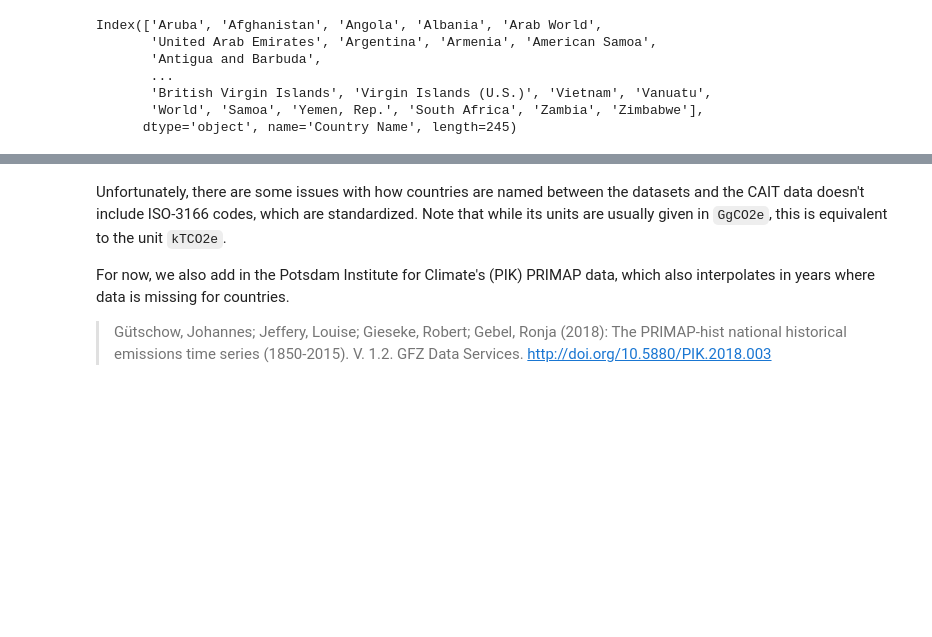
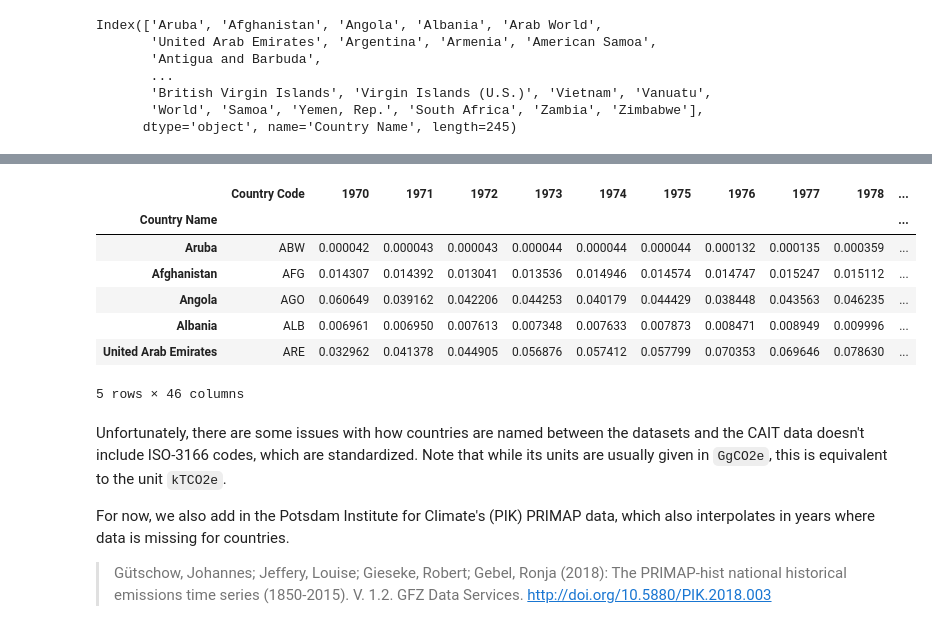
Before and after one commit to jasonrwang/ghg_analytics, a Jupyter notebook: ghg_analytics.ipynb, the cells around one changed output, grey strips where cells are left out. Cells and saved outputs as stored; diff of their text form; code cells hidden in the pictures; blank space fills up the shorter version.

```diff
--- a/ghg_analytics.ipynb
+++ b/ghg_analytics.ipynb
@@ -148,3 +150,32 @@ ghgDf_merged.head()
+# %%
+ghgDf_merged = ghgDf_WB.join(ghgDf_CAITghg1314)
+
+#Import the dataframe which contains the codes of country group aggregates
+CountryGroupCodes = pd.read_excel("data/CountryGroups.xls", sheet_name = "List of economies", skiprows=226, header = None)
+CountryGroupCodes.dropna(how="all", inplace=True, axis=1)
+CountryGroupCodes.drop(columns=0,inplace=True)
+CountryGroupCodes.dropna(how="all", inplace=True, axis=0)
+CountryGroupCodes.columns = ["Aggregate Name", "Aggregate Code"]
+CountryGroupCodes
+
+# Drop the rows corresponding to aggregate country codes from existing dataframe to create a new country dataframe
+ghgDf_merged = ghgDf_merged[ghgDf_merged["Country Code"].apply(lambda x: False if x in CountryGroupCodes["Aggregate Code"].values else True)]
+
+ghgDf_merged.iloc[:,2:] = ghgDf_merged.iloc[:,2:].interpolate(axis = 1).bfill(axis=1)
+
+# Convert all emissions data into MtCO2e
+ghgDf_merged.iloc[:,1:] = ghgDf_merged.iloc[:,1:].divide(1000)
+
+ghgDf_merged.head()
+# %% [output]
+|  | Country Code | 1970 | 1971 | 1972 | 1973 | 1974 | 1975 | 1976 | 1977 | 1978 | ... |
+| Country Name |  |  |  |  |  |  |  |  |  |  | ... |
+| Aruba | ABW | 0.000042 | 0.000043 | 0.000043 | 0.000044 | 0.000044 | 0.000044 | 0.000132 | 0.000135 | 0.000359 | ... |
+| Afghanistan | AFG | 0.014307 | 0.014392 | 0.013041 | 0.013536 | 0.014946 | 0.014574 | 0.014747 | 0.015247 | 0.015112 | ... |
+| Angola | AGO | 0.060649 | 0.039162 | 0.042206 | 0.044253 | 0.040179 | 0.044429 | 0.038448 | 0.043563 | 0.046235 | ... |
+| Albania | ALB | 0.006961 | 0.006950 | 0.007613 | 0.007348 | 0.007633 | 0.007873 | 0.008471 | 0.008949 | 0.009996 | ... |
+| United Arab Emirates | ARE | 0.032962 | 0.041378 | 0.044905 | 0.056876 | 0.057412 | 0.057799 | 0.070353 | 0.069646 | 0.078630 | ... |
+5 rows × 46 columns
 # %% [markdown]
 Unfortunately, there are some issues with how countries are named between the datasets and the CAIT data doesn't include ISO-3166 codes, which are standardized. Note that while its units are usually given in `GgCO2e`, this is equivalent to the unit `kTCO2e`.
 
```
Also changed, not shown: parts of 13 cells of this notebook.
